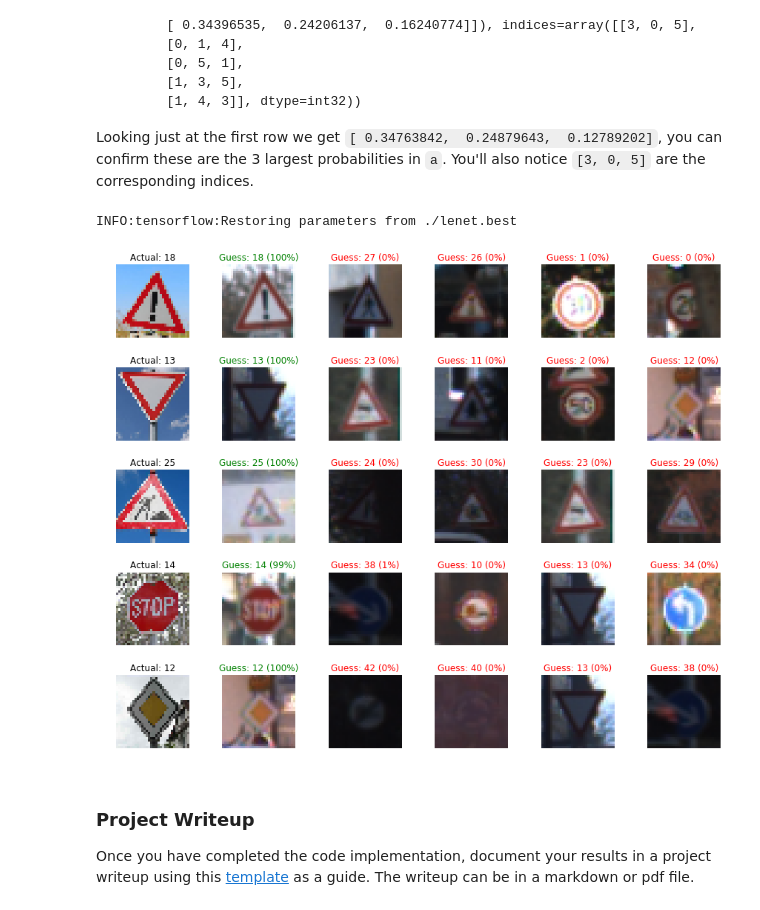
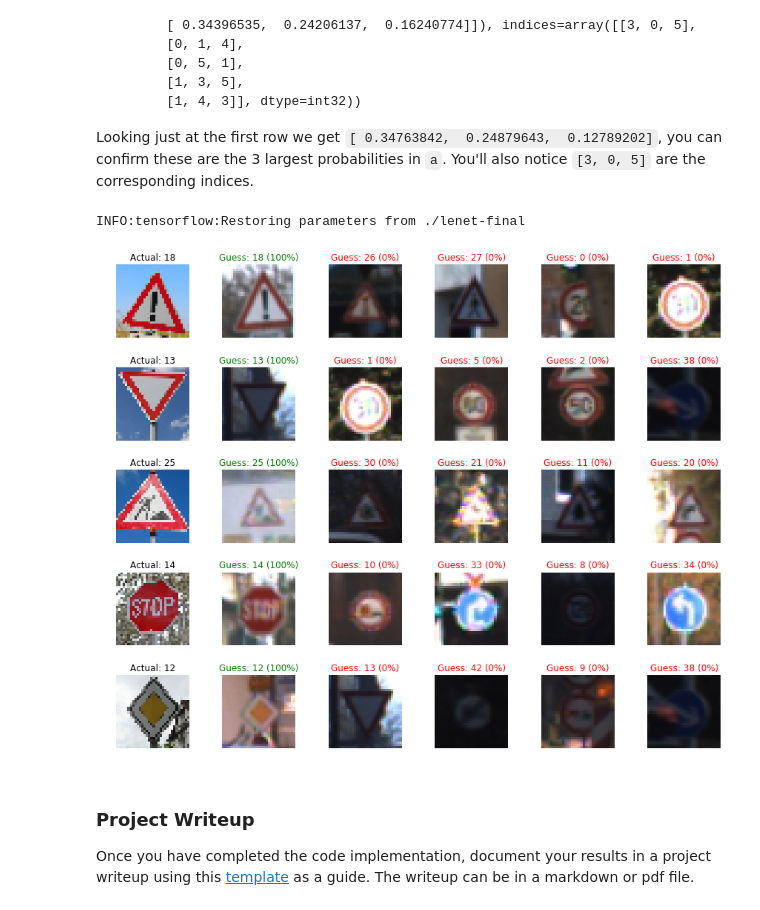
Before and after one commit to hafizur-rahman/CarND-Traffic-Sign-Classifier-Project, a Jupyter notebook: Traffic_Sign_Classifier.ipynb, the cells around one changed output. Saved outputs shown, nothing was run; the diff lists cells and outputs as text; code cells hidden in the pictures.

Commit message:
Model updated

```diff
--- a/Traffic_Sign_Classifier.ipynb
+++ b/Traffic_Sign_Classifier.ipynb
@@ -139,7 +139,7 @@ fig, axs = plt.subplots(1, 3, figsize=(20, 5))
 fig.subplots_adjust(hspace=0.1, wspace=0.1)
 axs = axs.ravel()
 
-for i, dataset in zip(range(3), [("Training", y_train), ("Test", y_test), ("Validation", y_valid)]):
+for i, dataset in zip(range(3), [("Training", y_train), ("Validation", y_valid), ("Test", y_test)]):
     hist = np.histogram(dataset[1], bins=range(44))
     axs[i].bar(range(43), hist[0], facecolor='g', alpha=0.75)
     axs[i].set_title(dataset[0])
@@ -356,10 +414,13 @@ plt.show()
 # %% [markdown]
 ### Preprocessing
 # %%
-X_train_gray = np.sum(X_train_extended/3, axis=3, keepdims=True)
+def grayscale(dataset):
+    return np.sum(dataset/3, axis=3, keepdims=True)
 
-X_valid_gray = np.sum(X_valid/3, axis=3, keepdims=True)
-X_test_gray = np.sum(X_test/3, axis=3, keepdims=True)
+X_train_gray = grayscale(X_train_augmented)
+
+X_valid_gray = grayscale(X_valid)
+X_test_gray = grayscale(X_test)
 # %% [markdown]
 ## Implement LeNet-5
 Implement the [LeNet-5](http://yann.lecun.com/exdb/lenet/) neural network architecture.
@@ -577,17 +669,22 @@ sets imply underfitting. A high accuracy on the training set but low accuracy on
+# %%
+### Train your model here.
+### Calculate and report the accuracy on the training and validation set.
+EPOCHS = 20
+rate = 0.001
 # %%
-### Train your model here.
-### Calculate and report the accuracy on the training and validation set.
 ### Once a final model architecture is selected,
 ### the accuracy on the test set should be calculated and reported as well.
 ### Feel free to use as many code cells as needed.
-EPOCHS = 20
-rate = 0.0005
 
 tf.reset_default_graph()
 
+final_model = "lenet-final"
+
 print ("Train, validate and evaluate test set accuracy...")
 
-pipeline = Pipeline(learning_rate=rate)
-pipeline.train(X_train_gray, y_train_extended, X_valid_gray, y_valid, X_test_gray, y_test, epochs=EPOCHS)
+pipeline = Pipeline(final_model, learning_rate=rate, use_batch_normalization=True)
+pipeline.train(X_train_gray, y_train_augmented, X_valid_gray, y_valid, X_test_gray, y_test, epochs=EPOCHS, on_complete='save')
+
+predictions = evaluate_test_set(final_model, X_test_gray, y_test, pipeline)
 # %% [output]
 Train, validate and evaluate test set accuracy...
@@ -733,38 +817,38 @@ Looking just at the first row we get `[ 0.34763842,  0.24879643,  0.12789202]`,
 softmax_logits = tf.nn.softmax(pipeline.logits)
 top_k = tf.nn.top_k(softmax_logits, k=5)
 
 
 with tf.Session() as sess:
     sess.run(tf.global_variables_initializer())
-    saver = tf.train.import_meta_graph('./lenet.best.meta')
-    saver.restore(sess, "./lenet.best")
+    saver = tf.train.import_meta_graph('./{}.meta'.format(final_model))
+    saver.restore(sess, "./{}".format(final_model))
     my_softmax_logits = sess.run(softmax_logits, feed_dict={pipeline.X: my_images_gray})
     my_top_k = sess.run(top_k, feed_dict={pipeline.X: my_images_gray})
 
     n_cols = 6
     fig, axs = plt.subplots(len(test_images), n_cols, figsize=(15, 12))
     fig.subplots_adjust(hspace = .4, wspace=.2)
     axs = axs.ravel()
 
     for r, image in enumerate(test_images):
         c = r * n_cols
 
         axs[c].axis('off')
         axs[c].imshow(image)
         axs[c].set_title('Actual: {}'.format(my_labels[r]))
 
         for i, guess in zip(range(5), my_top_k[1][r][:5]):
             index = np.argwhere(y_valid == guess)[0]
 
             color = 'g' if my_labels[r] == guess else 'r'
 
             pos = c + i + 1
             axs[pos].axis('off')
-            axs[pos].imshow(X_valid[index].squeeze(), cmap='gray')
+            axs[pos].imshow(X_valid[index].squeeze())
             axs[pos].set_title('Guess: {} ({:.0f}%)'.format(guess, 100 * my_top_k[0][r][i]), color=color)
 # %% [output]
-INFO:tensorflow:Restoring parameters from ./lenet.best
+INFO:tensorflow:Restoring parameters from ./lenet-final
-[figure, old version]
+[figure, new version]
 # %% [markdown]
 ### Project Writeup
 
```
Also changed, not shown: parts of 19 cells of this notebook.
